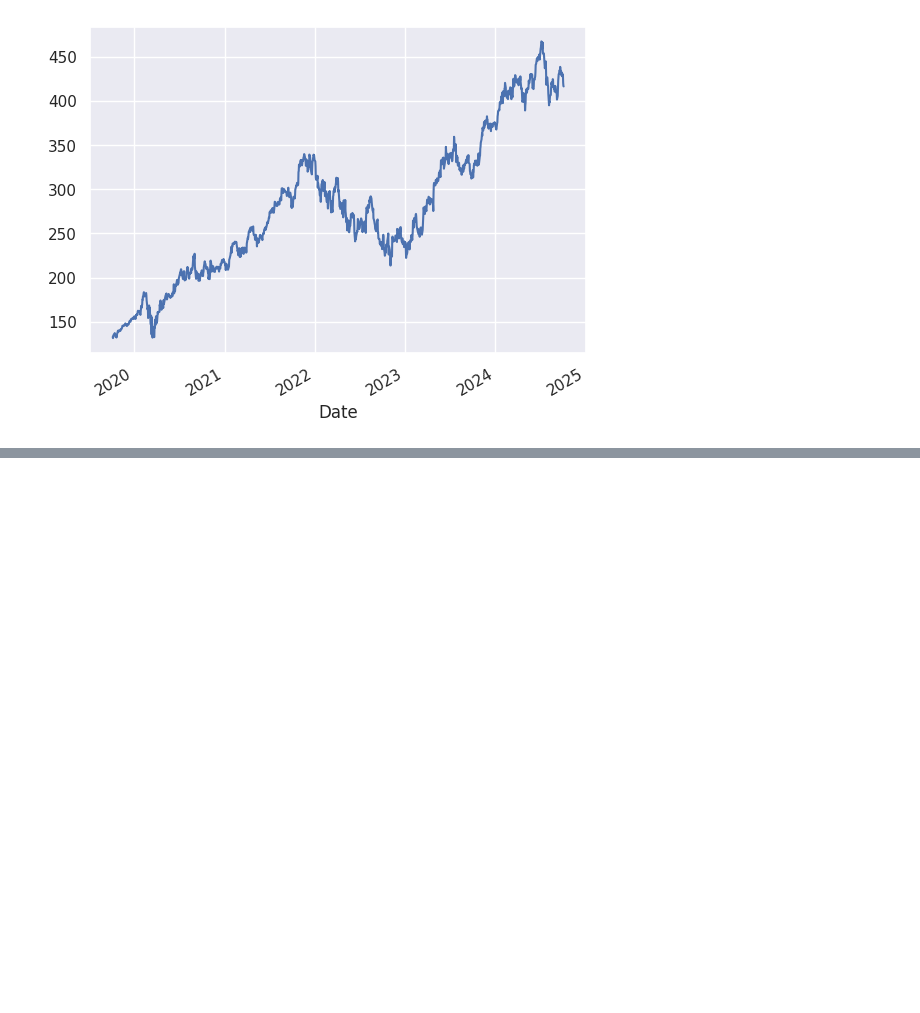
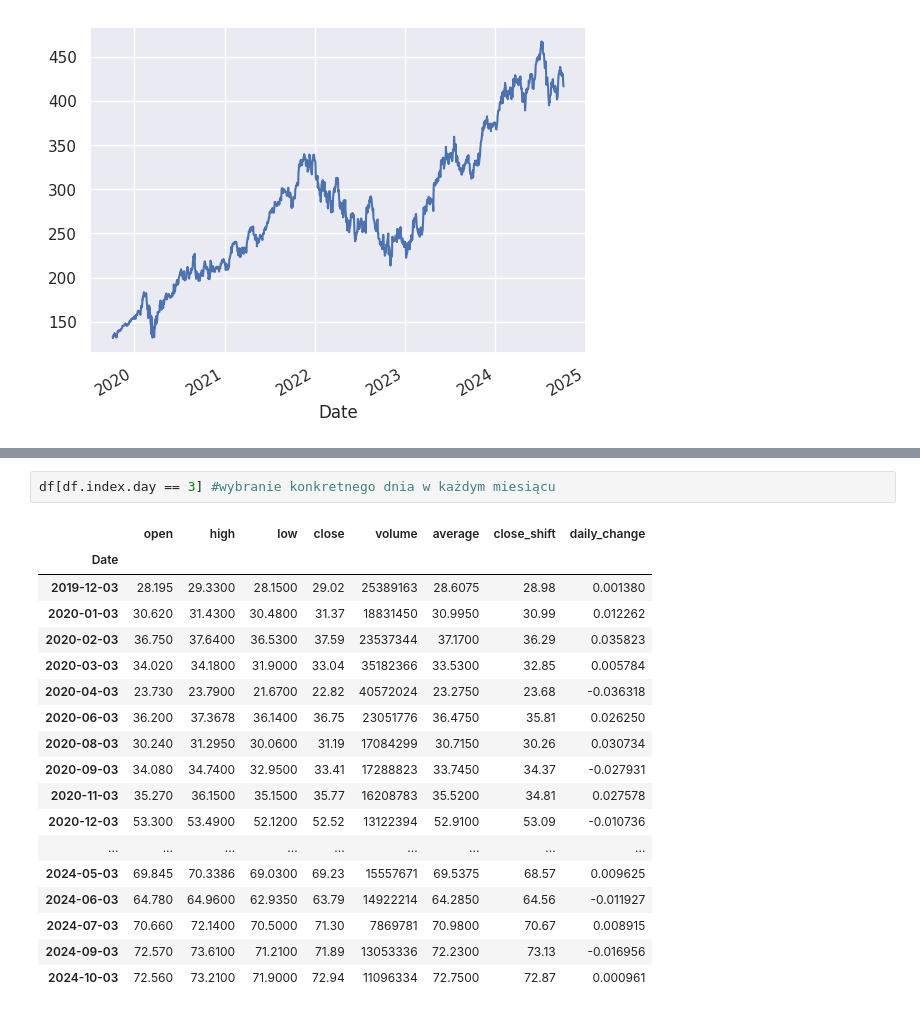
Before and after one commit to rafpank/Colab, a Jupyter notebook: data_science_bootcamp /wprowadzenie/02_pandas_dane_gieldowe.ipynb, the cells around one changed output, grey strips where cells are left out. Cells and saved outputs as stored; diff of their text form; blank space fills up the shorter version.

```diff
--- a/data_science_bootcamp /wprowadzenie/02_pandas_dane_gieldowe.ipynb
+++ b/data_science_bootcamp /wprowadzenie/02_pandas_dane_gieldowe.ipynb
@@ -688,0 +891,21 @@ df.close.plot()
+# %%
+df[df.index.day == 3] #wybranie konkretnego dnia w każdym miesiącu
+# %% [output]
+|  | open | high | low | close | volume | average | close_shift | daily_change |
+| Date |  |  |  |  |  |  |  |  |
+| 2019-12-03 | 28.195 | 29.3300 | 28.1500 | 29.02 | 25389163 | 28.6075 | 28.98 | 0.001380 |
+| 2020-01-03 | 30.620 | 31.4300 | 30.4800 | 31.37 | 18831450 | 30.9950 | 30.99 | 0.012262 |
+| 2020-02-03 | 36.750 | 37.6400 | 36.5300 | 37.59 | 23537344 | 37.1700 | 36.29 | 0.035823 |
+| 2020-03-03 | 34.020 | 34.1800 | 31.9000 | 33.04 | 35182366 | 33.5300 | 32.85 | 0.005784 |
+| 2020-04-03 | 23.730 | 23.7900 | 21.6700 | 22.82 | 40572024 | 23.2750 | 23.68 | -0.036318 |
+| 2020-06-03 | 36.200 | 37.3678 | 36.1400 | 36.75 | 23051776 | 36.4750 | 35.81 | 0.026250 |
+| 2020-08-03 | 30.240 | 31.2950 | 30.0600 | 31.19 | 17084299 | 30.7150 | 30.26 | 0.030734 |
+| 2020-09-03 | 34.080 | 34.7400 | 32.9500 | 33.41 | 17288823 | 33.7450 | 34.37 | -0.027931 |
+| 2020-11-03 | 35.270 | 36.1500 | 35.1500 | 35.77 | 16208783 | 35.5200 | 34.81 | 0.027578 |
+| 2020-12-03 | 53.300 | 53.4900 | 52.1200 | 52.52 | 13122394 | 52.9100 | 53.09 | -0.010736 |
+| ... | ... | ... | ... | ... | ... | ... | ... | ... |
+| 2024-05-03 | 69.845 | 70.3386 | 69.0300 | 69.23 | 15557671 | 69.5375 | 68.57 | 0.009625 |
+| 2024-06-03 | 64.780 | 64.9600 | 62.9350 | 63.79 | 14922214 | 64.2850 | 64.56 | -0.011927 |
+| 2024-07-03 | 70.660 | 72.1400 | 70.5000 | 71.30 | 7869781 | 70.9800 | 70.67 | 0.008915 |
+| 2024-09-03 | 72.570 | 73.6100 | 71.2100 | 71.89 | 13053336 | 72.2300 | 73.13 | -0.016956 |
+| 2024-10-03 | 72.560 | 73.2100 | 71.9000 | 72.94 | 11096334 | 72.7500 | 72.87 | 0.000961 |
```
Also changed, not shown: parts of 28 cells of this notebook.
